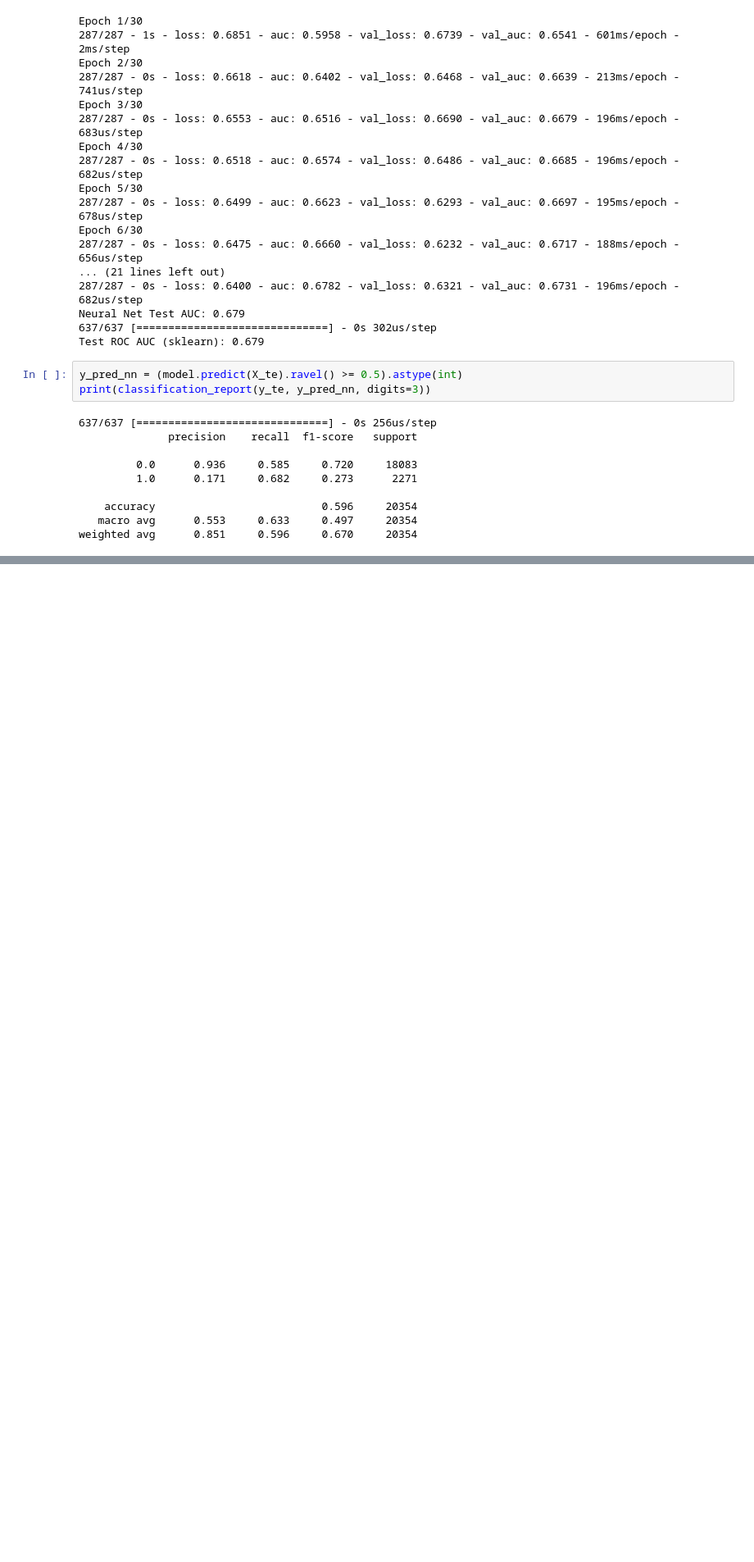
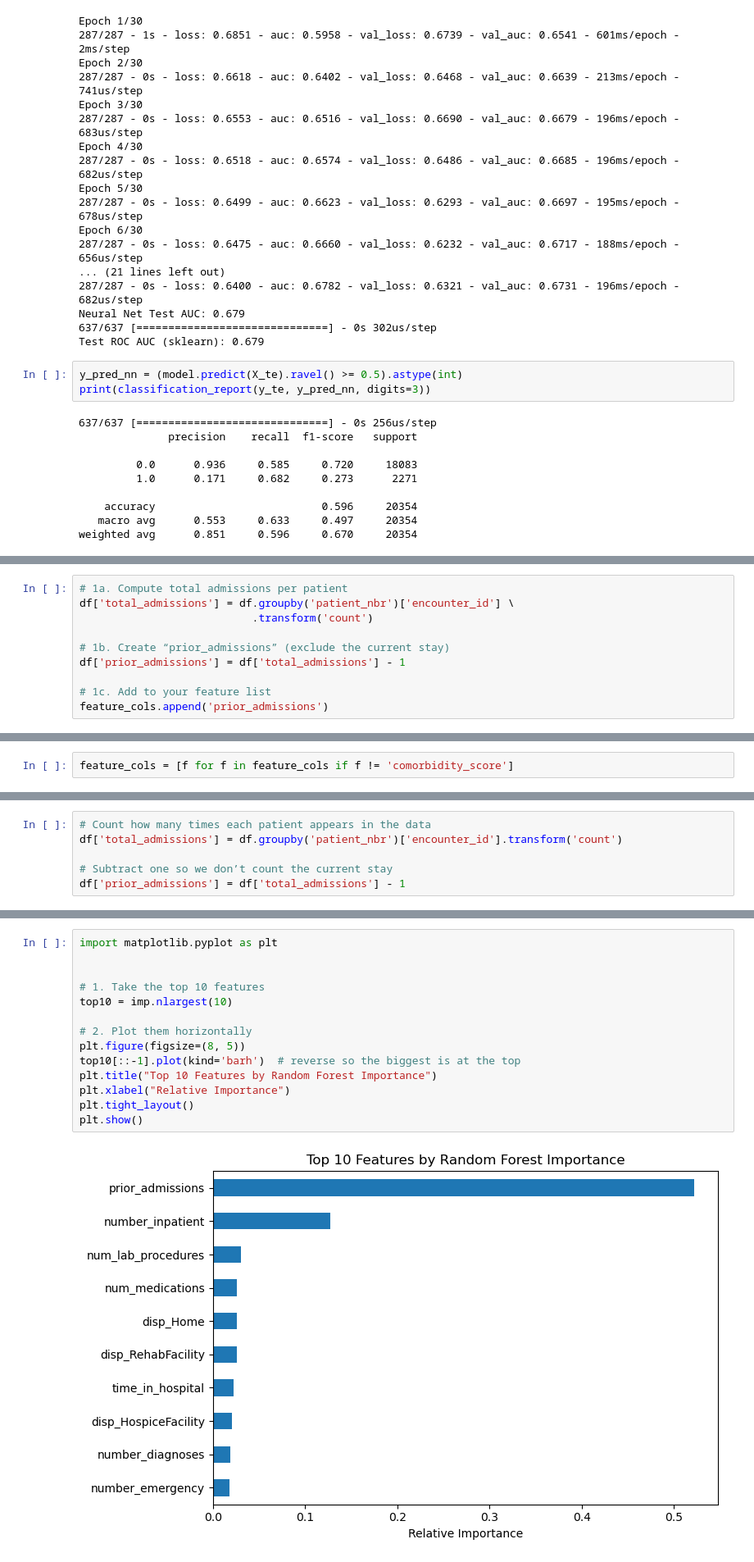
Before and after one commit to SayamKhatri/Clinical-Readmission-Prediction, a Jupyter notebook: Notebooks/EDA.ipynb, the cells around one changed output, grey strips where cells are left out. Shown at 82% size. Drawn from its saved outputs; the diff is of its cells as text; blank space fills up the shorter version.

```diff
--- a/Notebooks/EDA.ipynb
+++ b/Notebooks/EDA.ipynb
@@ -936,0 +1033,10 @@ weighted avg      0.851     0.596     0.670     20354
+# %%
+# 1a. Compute total admissions per patient
+df['total_admissions'] = df.groupby('patient_nbr')['encounter_id'] \
+                           .transform('count')
+
+# 1b. Create “prior_admissions” (exclude the current stay)
+df['prior_admissions'] = df['total_admissions'] - 1
+
+# 1c. Add to your feature list
+feature_cols.append('prior_admissions')
@@ -936,0 +1131,2 @@ weighted avg      0.851     0.596     0.670     20354
+# %%
+feature_cols = [f for f in feature_cols if f != 'comorbidity_score']
@@ -936,0 +1222,6 @@ weighted avg      0.851     0.596     0.670     20354
+# %%
+# Count how many times each patient appears in the data
+df['total_admissions'] = df.groupby('patient_nbr')['encounter_id'].transform('count')
+
+# Subtract one so we don’t count the current stay
+df['prior_admissions'] = df['total_admissions'] - 1
@@ -936,0 +1456,16 @@ weighted avg      0.851     0.596     0.670     20354
+# %%
+import matplotlib.pyplot as plt
+
+
+# 1. Take the top 10 features
+top10 = imp.nlargest(10)
+
+# 2. Plot them horizontally
+plt.figure(figsize=(8, 5))
+top10[::-1].plot(kind='barh')  # reverse so the biggest is at the top
+plt.title("Top 10 Features by Random Forest Importance")
+plt.xlabel("Relative Importance")
+plt.tight_layout()
+plt.show()
+# %% [output]
+[figure, added]
```
Also changed, not shown: parts of 33 cells of this notebook, 11 other files.
